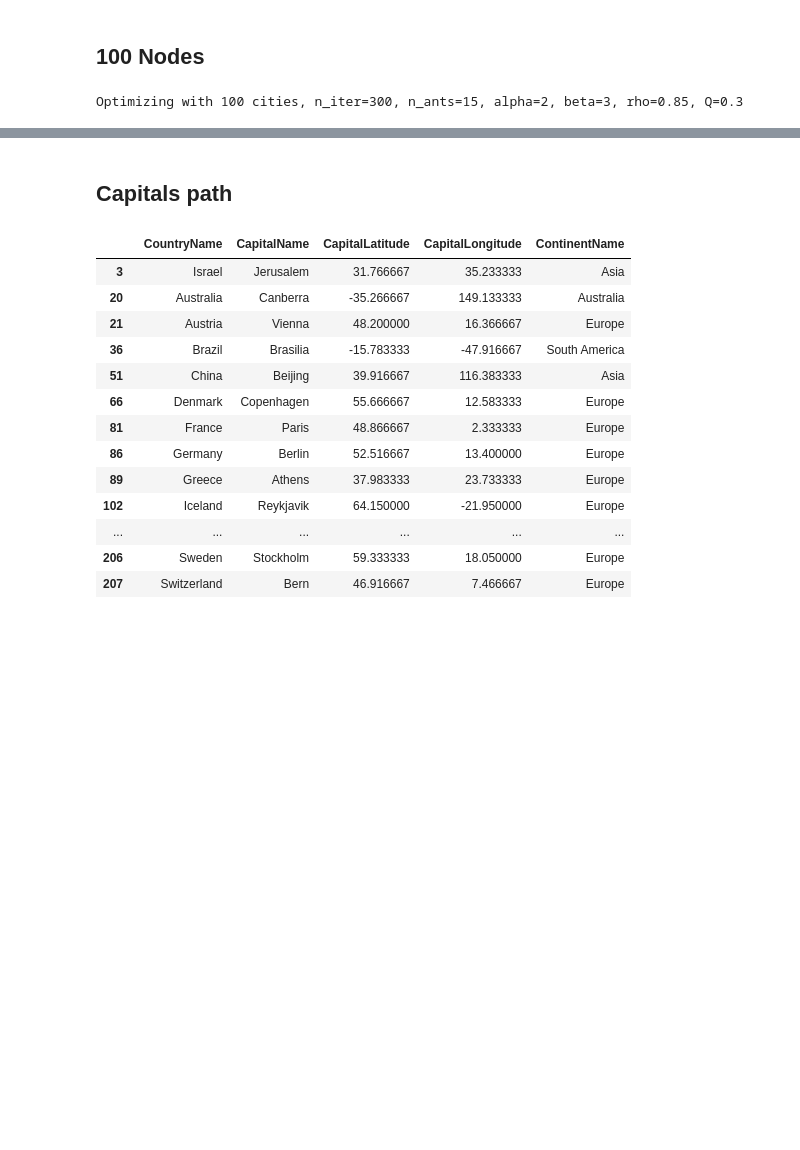
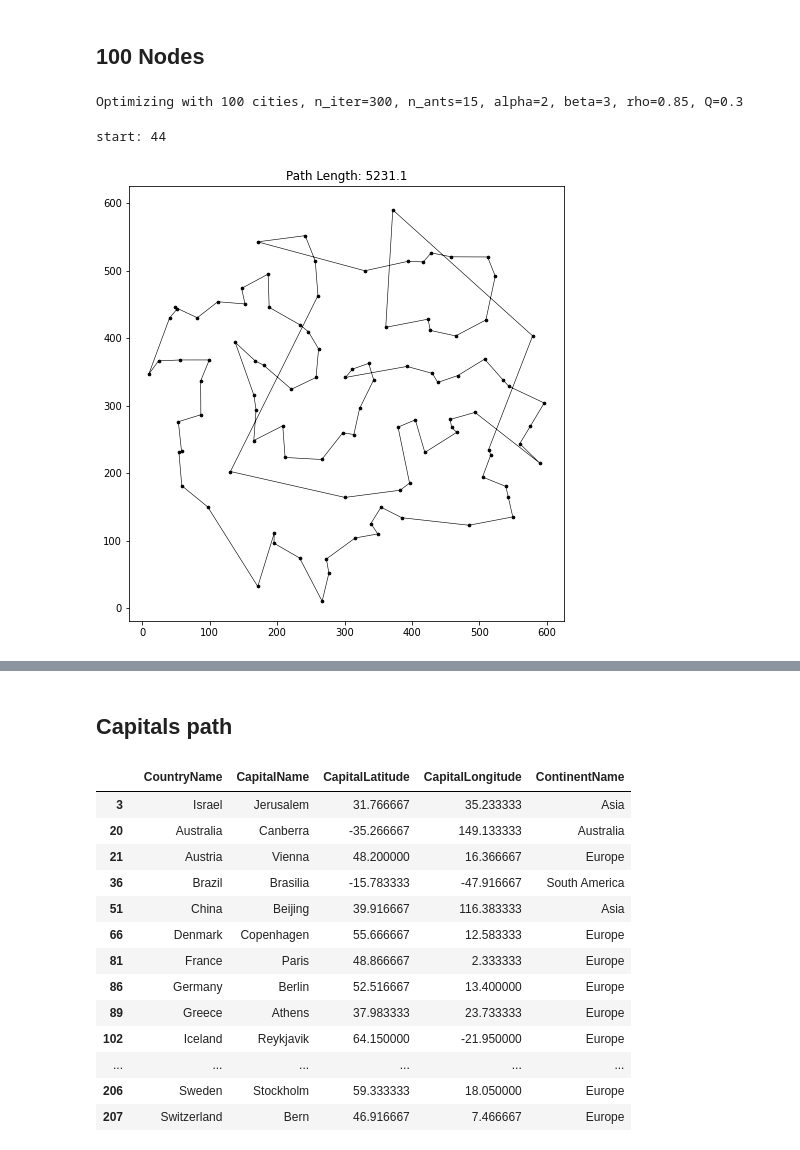
Before and after one commit to markd87/Ants, a Jupyter notebook: ants.ipynb, the cells around one changed output, grey strips where cells are left out. Saved outputs shown, nothing was run; the diff lists cells and outputs as text; code cells hidden in the pictures; blank space fills up the shorter version.

```diff
--- a/ants.ipynb
+++ b/ants.ipynb
@@ -222,4 +257,12 @@ ants = AntOpt(points100, n_ants=15)
 ants
 # %% [output]
 Optimizing with 100 cities, n_iter=300, n_ants=15, alpha=2, beta=3, rho=0.85, Q=0.3
+# %%
+# greedy solution
+
+greedy_path = ants.greedy()
+ants.plot_path(greedy_path)
+# %% [output]
+start: 44
+[figure, added]
 # %%
```
Also changed, not shown: parts of 6 cells of this notebook, 3 other files.
